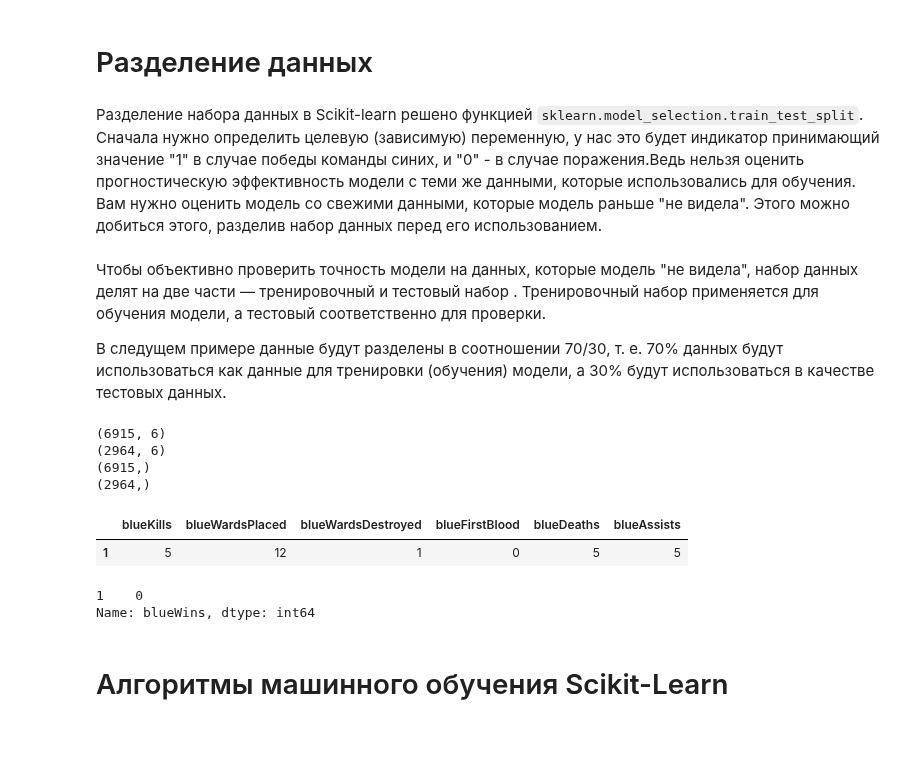
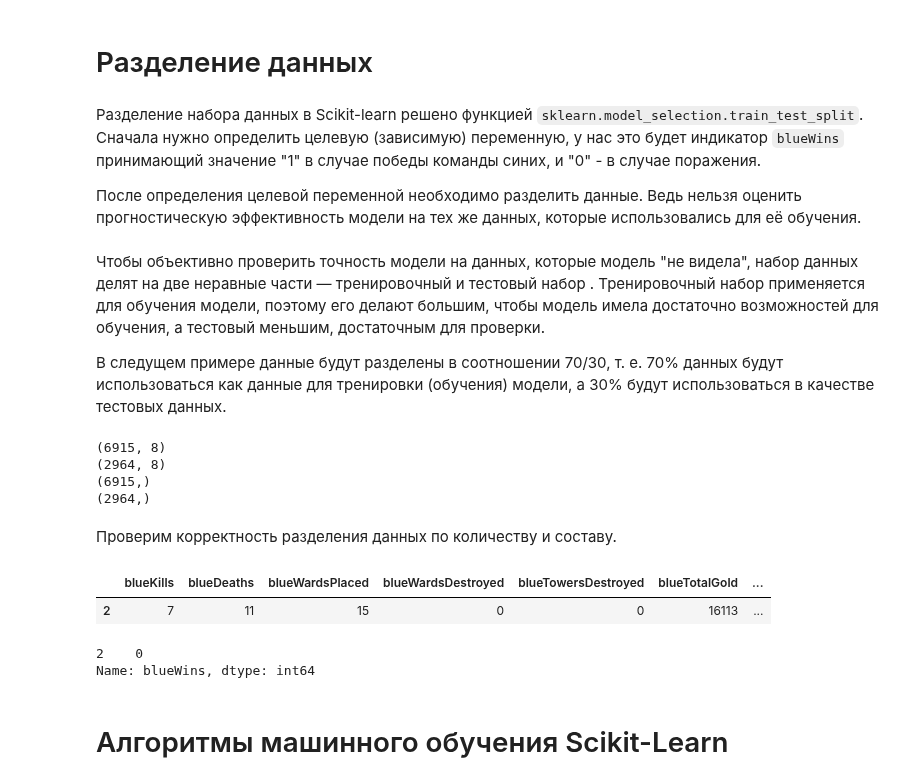
Before and after one commit to vn322/Cod_future, a Jupyter notebook: Scikit_learn.ipynb, the cells around one changed output. Cells and saved outputs as stored; diff of their text form; code cells hidden in the pictures; blank space fills up the shorter version.

```diff
--- a/Scikit_learn.ipynb
+++ b/Scikit_learn.ipynb
@@ -52,13 +53,15 @@ Index(['gameId', 'blueWins', 'blueWardsPlaced', 'blueWardsDestroyed',
 # %% [markdown]
 # Разделение данных
 # %% [markdown]
-Разделение набора данных в Scikit-learn решено функцией `sklearn.model_selection.train_test_split`. Сначала нужно определить целевую (зависимую) переменную, у нас это будет индикатор принимающий значение "1" в случае победы команды синих, и "0" - в случае поражения.Ведь нельзя оценить прогностическую эффективность модели с теми же данными, которые  использовались для обучения. Вам нужно оценить модель со свежими данными, которые модель раньше "не видела". Этого можно добиться этого, разделив набор данных перед его использованием.
+Разделение набора данных в Scikit-learn решено функцией `sklearn.model_selection.train_test_split`. Сначала нужно определить целевую (зависимую) переменную, у нас это будет индикатор `blueWins` принимающий значение "1" в случае победы команды синих, и "0" - в случае поражения.
+
+После определения целевой переменной необходимо разделить данные. Ведь нельзя оценить прогностическую эффективность модели на тех же данных, которые  использовались для её обучения.
 # %%
-X=lol[['blueKills','blueWardsPlaced', 'blueWardsDestroyed',
-       'blueFirstBlood','blueDeaths', 'blueAssists',]]
+X=lol[['blueKills','blueDeaths','blueWardsPlaced', 'blueWardsDestroyed',
+       'blueTowersDestroyed', 'blueTotalGold', 'blueAssists','blueTotalMinionsKilled']]
 y=lol['blueWins']
 # %% [markdown]
-Чтобы объективно проверить точность  модели на данных, которые модель "не видела",  набор данных делят на две части — тренировочный и тестовый набор . Тренировочный набор применяется для обучения модели, а тестовый соответственно для проверки.
+Чтобы объективно проверить точность  модели на данных, которые модель "не видела",  набор данных делят на две неравные части — тренировочный и тестовый набор . Тренировочный набор применяется для обучения модели, поэтому его делают большим, чтобы модель имела достаточно возможностей для обучения, а тестовый меньшим, достаточным для проверки.
 
 В следущем примере данные будут разделены в соотношении 70/30, т. е. 70% данных будут использоваться как
  данные для тренировки (обучения) модели, а 30% будут использоваться в качестве тестовых данных.
@@ -71,19 +74,21 @@ print(X_test.shape)
 print(y_train.shape)
 print(y_test.shape)
 # %% [output]
-(6915, 6)
-(2964, 6)
+(6915, 8)
+(2964, 8)
 (6915,)
 (2964,)
+# %% [markdown]
+Проверим корректность  разделения данных по количеству и составу.
 # %%
-X.iloc[[1]]
+X.iloc[[2]]
 # %% [output]
-|  | blueKills | blueWardsPlaced | blueWardsDestroyed | blueFirstBlood | blueDeaths | blueAssists |
-| 1 | 5 | 12 | 1 | 0 | 5 | 5 |
+|  | blueKills | blueDeaths | blueWardsPlaced | blueWardsDestroyed | blueTowersDestroyed | blueTotalGold | ... |
+| 2 | 7 | 11 | 15 | 0 | 0 | 16113 | ... |
 # %%
-y.iloc[[1]]
+y.iloc[[2]]
 # %% [output]
-1    0
+2    0
 Name: blueWins, dtype: int64
 # %% [markdown]
 # Алгоритмы машинного обучения Scikit-Learn
```
Also changed, not shown: parts of 51 cells of this notebook.
